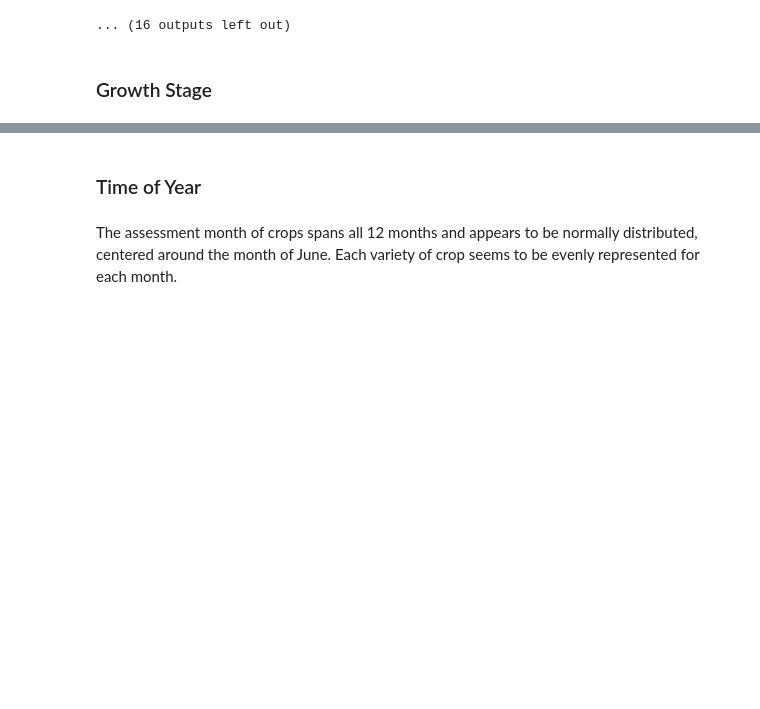
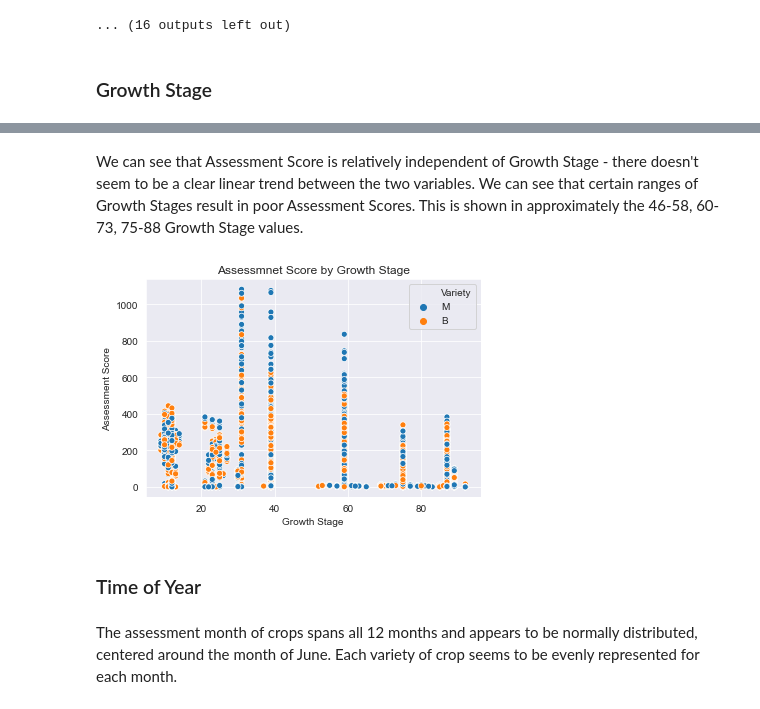
Before and after one commit to Chris95cam/PepsiCo-Data-Science-Challenge, a Jupyter notebook: PepsiCo.ipynb, the cells around one changed output, grey strips where cells are left out. Drawn from its saved outputs; the diff is of its cells as text; code cells hidden in the pictures; blank space fills up the shorter version.

```diff
--- a/PepsiCo.ipynb
+++ b/PepsiCo.ipynb
@@ -181,3 +205,11 @@ for Type in sorted(df['Assessment Type'].unique()):
+# %% [markdown]
+We can see that Assessment Score is relatively independent of Growth Stage - there doesn't seem to be a clear linear trend between the two variables. We can see that certain ranges of Growth Stages result in poor Assessment Scores. This is shown in approximately the 46-58, 60-73, 75-88 Growth Stage values.
+# %%
+sns.scatterplot(data=df, x='Growth Stage',y='Assessment Score',hue='Variety')
+plt.title('Assessmnet Score by Growth Stage')
+plt.show()
+# %% [output]
+[figure, added]
 # %% [markdown]
 ### Time of Year
 # %% [markdown]
```
Also changed, not shown: parts of 39 cells of this notebook.
